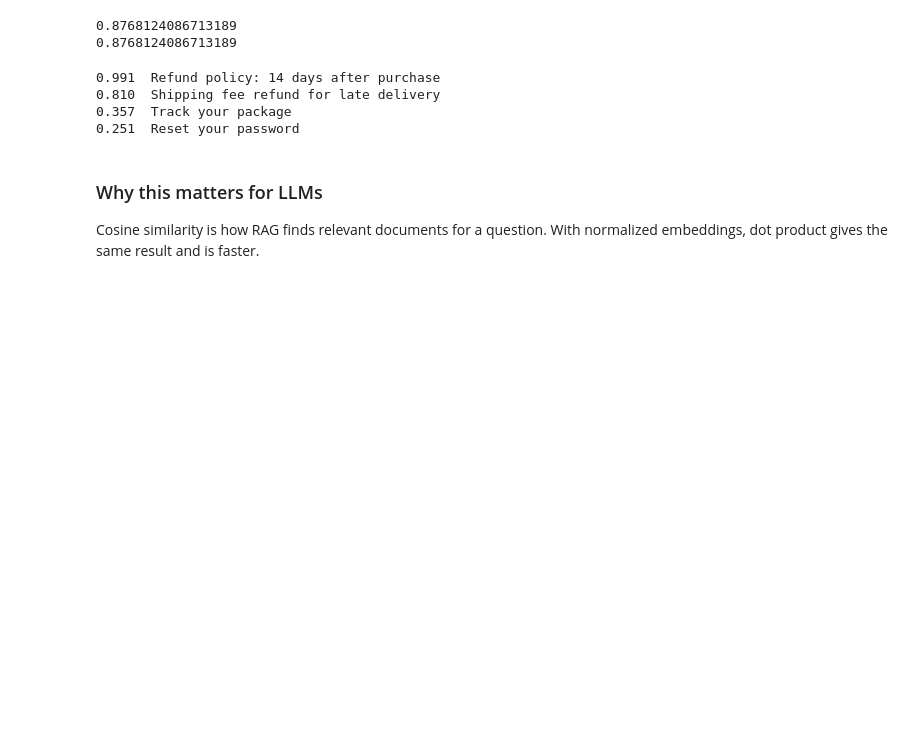
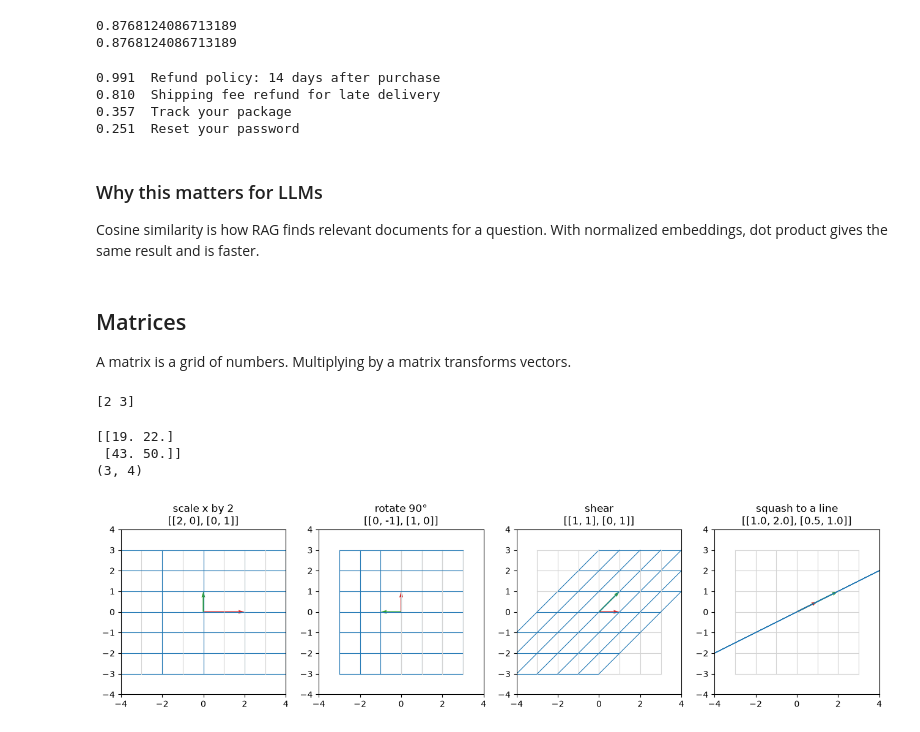
Before and after one commit to kardi06/math-for-llm, a Jupyter notebook: math-for-llm.ipynb, the cells around one changed output. Saved outputs shown, nothing was run; the diff lists cells and outputs as text; code cells hidden in the pictures; blank space fills up the shorter version.

Commit message:
Add matrix multiplication, grid transformations, and AB != BA

```diff
--- a/math-for-llm.ipynb
+++ b/math-for-llm.ipynb
@@ -162,3 +162,79 @@ for text, score in sorted(scores.items(), key=lambda item: item[1], reverse=True
 ### Why this matters for LLMs
 Cosine similarity is how RAG finds relevant documents for a question.
 With normalized embeddings, dot product gives the same result and is faster.
+# %% [markdown]
+## Matrices
+A matrix is a grid of numbers. Multiplying by a matrix transforms vectors.
+# %%
+def matvec(M, v):
+    return np.array([dot_product(row, v) for row in M])
+
+M = np.array([[2, 0],
+              [0, 1]])
+v = np.array([1, 3])
+
+print(matvec(M, v))   # [2 3]
+assert np.allclose(matvec(M, v), M @ v)
+# %% [output]
+[2 3]
+# %%
+def matmul(A, B):
+    n, k = A.shape
+    k2, m = B.shape
+    assert k == k2, f"shape mismatch: ({n}, {k}) @ ({k2}, {m})"
+    C = np.zeros((n, m))
+    for i in range(n):
+        for j in range(m):
+            C[i, j] = dot_product(A[i], B[:, j])
+    return C
+
+A = np.array([[1, 2],
+              [3, 4]])
+B = np.array([[5, 6],
+              [7, 8]])
+print(matmul(A, B))   # [[19. 22.] [43. 50.]]
+assert np.allclose(matmul(A, B), A @ B)
+
+# test dengan shape yang tidak persegi
+rng = np.random.default_rng(0)
+X = rng.normal(size=(3, 2))
+W = rng.normal(size=(2, 4))
+print(matmul(X, W).shape)   # (3, 4)
+assert np.allclose(matmul(X, W), X @ W)
+# %% [output]
+[[19. 22.]
+ [43. 50.]]
+(3, 4)
+# %%
+def plot_transform(ax, M, title):
+    t = np.linspace(-3, 3, 50)
+    for c in np.linspace(-3, 3, 7):
+        horizontal = np.array([t, np.full_like(t, c)])   # garis y = c
+        vertical = np.array([np.full_like(t, c), t])     # garis x = c
+        for line in (horizontal, vertical):
+            ax.plot(line[0], line[1], color="lightgray", lw=0.8)
+            moved = M @ line
+            ax.plot(moved[0], moved[1], color="tab:blue", lw=0.8)
+
+    i_hat = M @ np.array([1, 0])
+    j_hat = M @ np.array([0, 1])
+    ax.quiver(0, 0, i_hat[0], i_hat[1], angles="xy", scale_units="xy", scale=1, color="tab:red")
+    ax.quiver(0, 0, j_hat[0], j_hat[1], angles="xy", scale_units="xy", scale=1, color="tab:green")
+    ax.set_xlim(-4, 4)
+    ax.set_ylim(-4, 4)
+    ax.set_aspect("equal")
+    ax.set_title(f"{title}\n{M.tolist()}")
+
+transforms = {
+    "scale x by 2":     np.array([[2, 0], [0, 1]]),
+    "rotate 90°":       np.array([[0, -1], [1, 0]]),
+    "shear":            np.array([[1, 1], [0, 1]]),
+    "squash to a line": np.array([[1, 2], [0.5, 1]]),
+}
+
+fig, axes = plt.subplots(1, 4, figsize=(16, 4))
+for ax, (title, M) in zip(axes, transforms.items()):
+    plot_transform(ax, M, title)
+plt.show()
+# %% [output]
+[figure, added]
```
Also changed, not shown: parts of 2 cells of this notebook.
